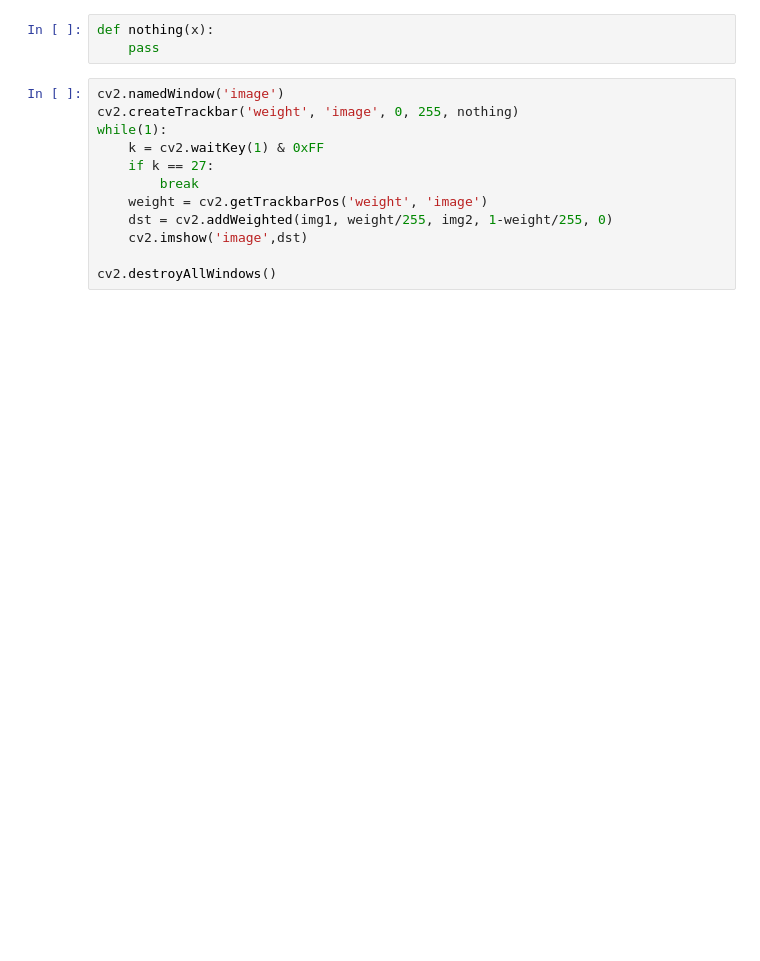
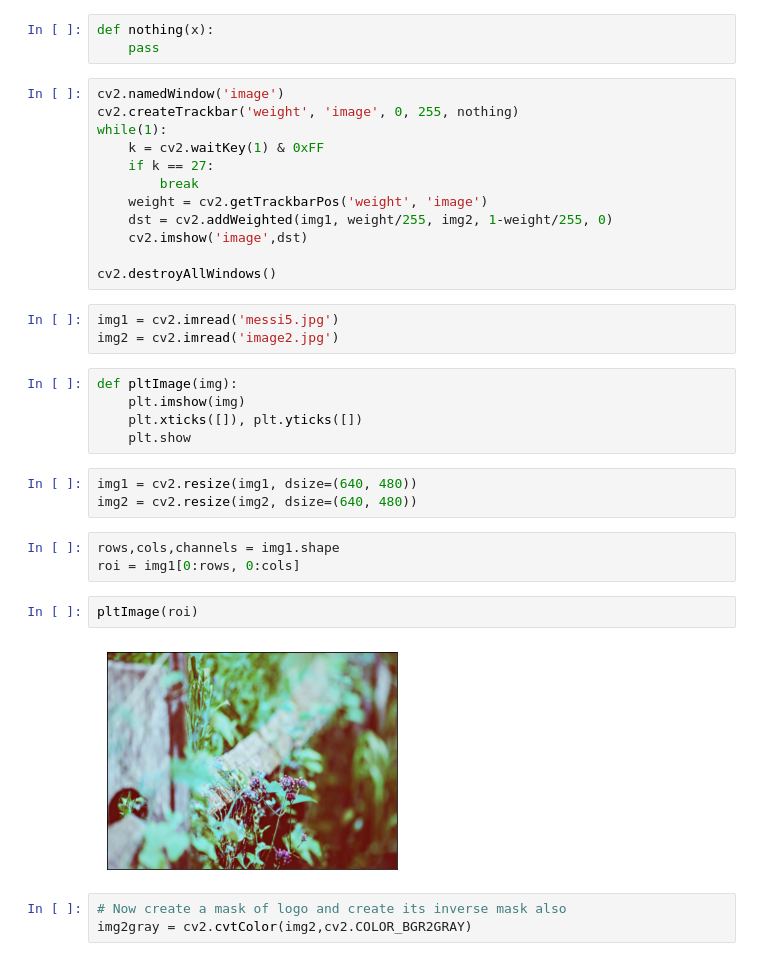
Before and after one commit to GitHub-JaeJung/ComputerVision20212, a Jupyter notebook: OpenCV Turorial/C132.ipynb, the cells around one changed output. Drawn from its saved outputs; the diff is of its cells as text; blank space fills up the shorter version.

```diff
--- a/OpenCV Turorial/C132.ipynb
+++ b/OpenCV Turorial/C132.ipynb
@@ -59,3 +41,24 @@ while(1):
     cv2.imshow('image',dst)
 
 cv2.destroyAllWindows()
+# %%
+img1 = cv2.imread('messi5.jpg')
+img2 = cv2.imread('image2.jpg')
+# %%
+def pltImage(img):
+    plt.imshow(img)
+    plt.xticks([]), plt.yticks([])
+    plt.show
+# %%
+img1 = cv2.resize(img1, dsize=(640, 480))
+img2 = cv2.resize(img2, dsize=(640, 480))
+# %%
+rows,cols,channels = img1.shape
+roi = img1[0:rows, 0:cols]
+# %%
+pltImage(roi)
+# %% [output]
+[figure, added]
+# %%
+# Now create a mask of logo and create its inverse mask also
+img2gray = cv2.cvtColor(img2,cv2.COLOR_BGR2GRAY)
```
Also changed, not shown: parts of 15 cells of this notebook, 6 other files.
